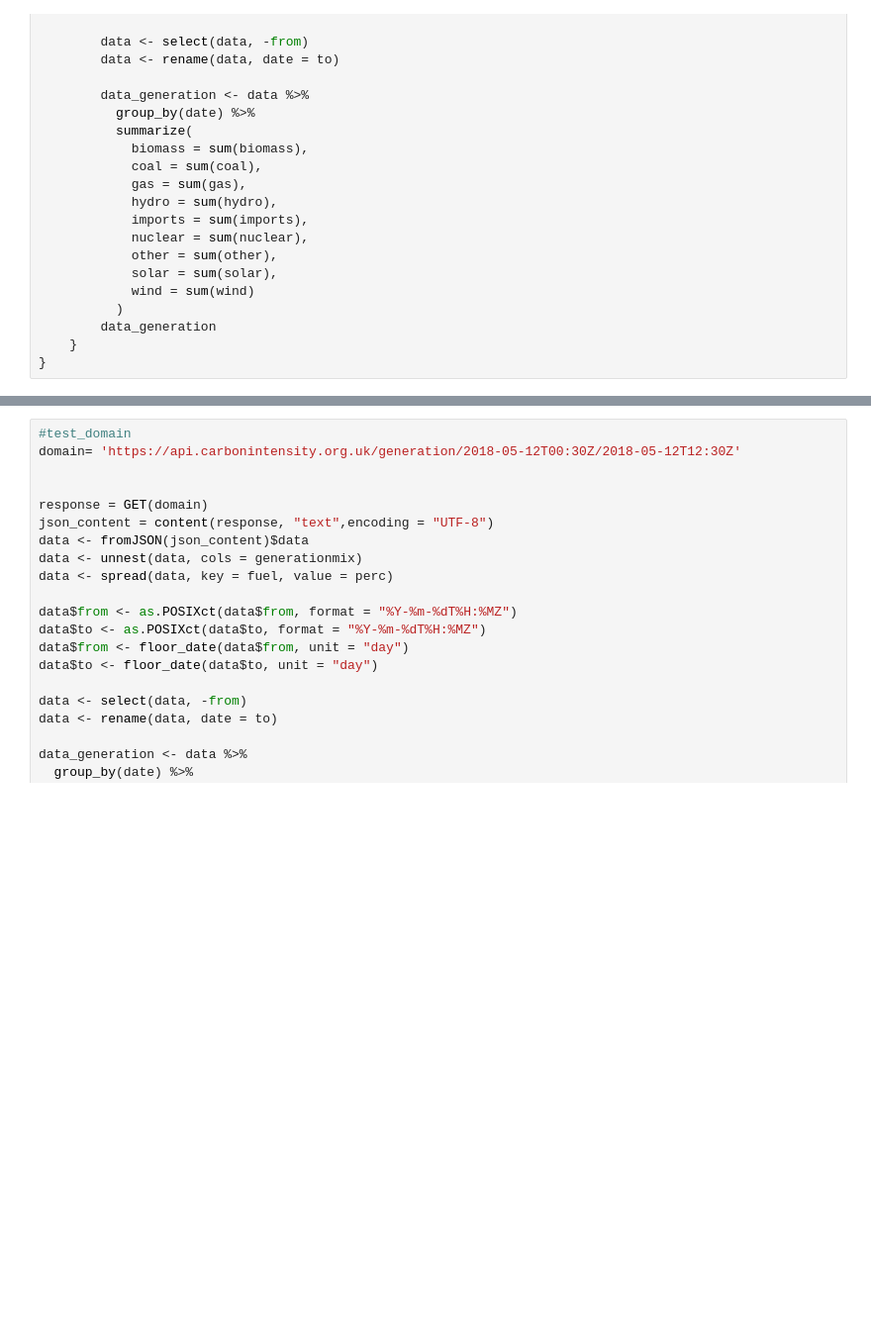
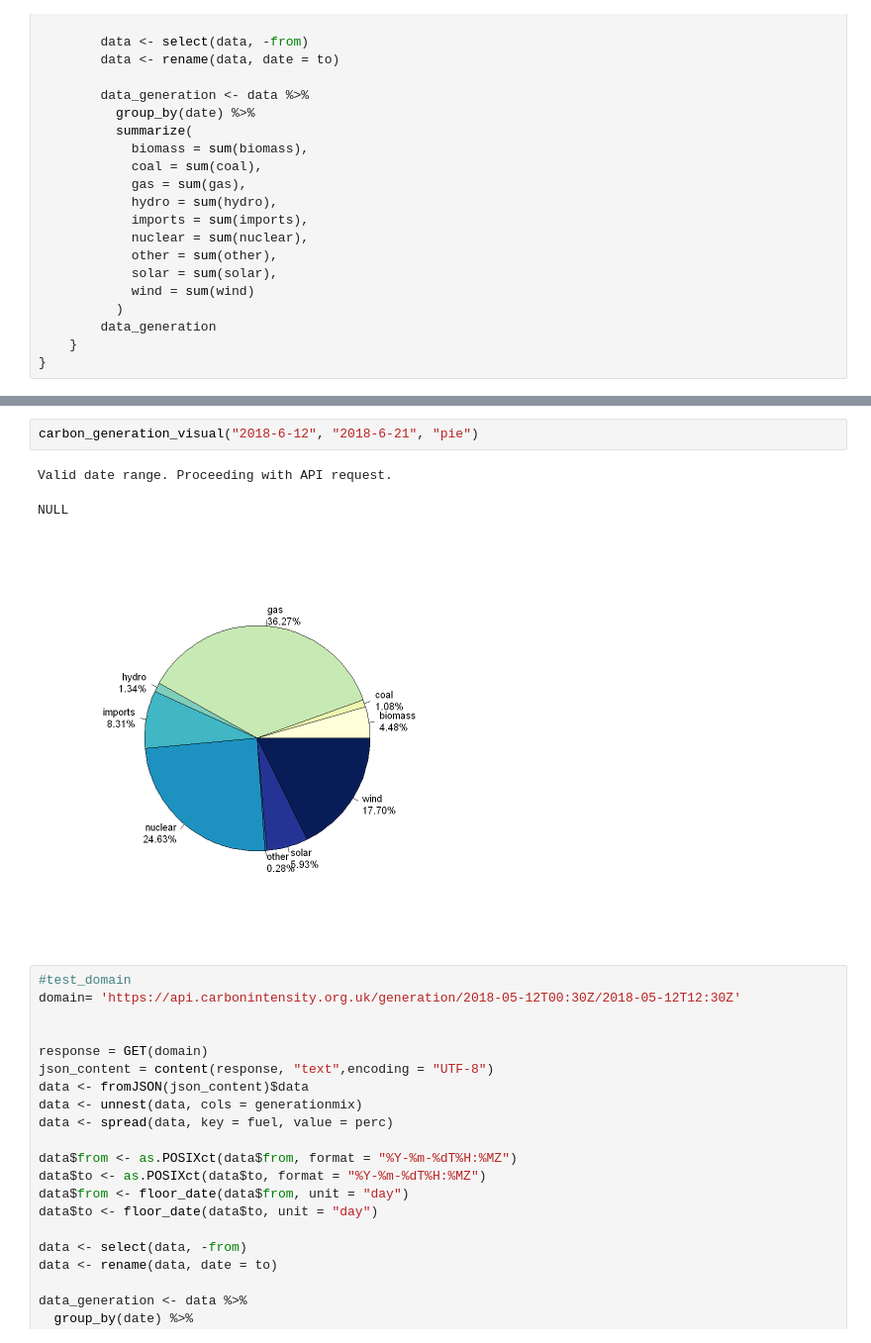
Before and after one commit to Rui1210/Data534_Project, a Jupyter notebook: project_API用.ipynb, the cells around one changed output, grey strips where cells are left out. Shown at 99% size. Cells and saved outputs as stored; diff of their text form; blank space fills up the shorter version.

```diff
--- a/project_API用.ipynb
+++ b/project_API用.ipynb
@@ -170,3 +265,9 @@ A tibble: 1 × 10
+# %%
+carbon_generation_visual("2018-6-12", "2018-6-21", "pie")
+# %% [output]
+Valid date range. Proceeding with API request.
+NULL
+[figure, added]
 # %%
 #test_domain
 domain= 'https://api.carbonintensity.org.uk/generation/2018-05-12T00:30Z/2018-05-12T12:30Z'
```
Also changed, not shown: parts of 16 cells of this notebook, 2 other files.
